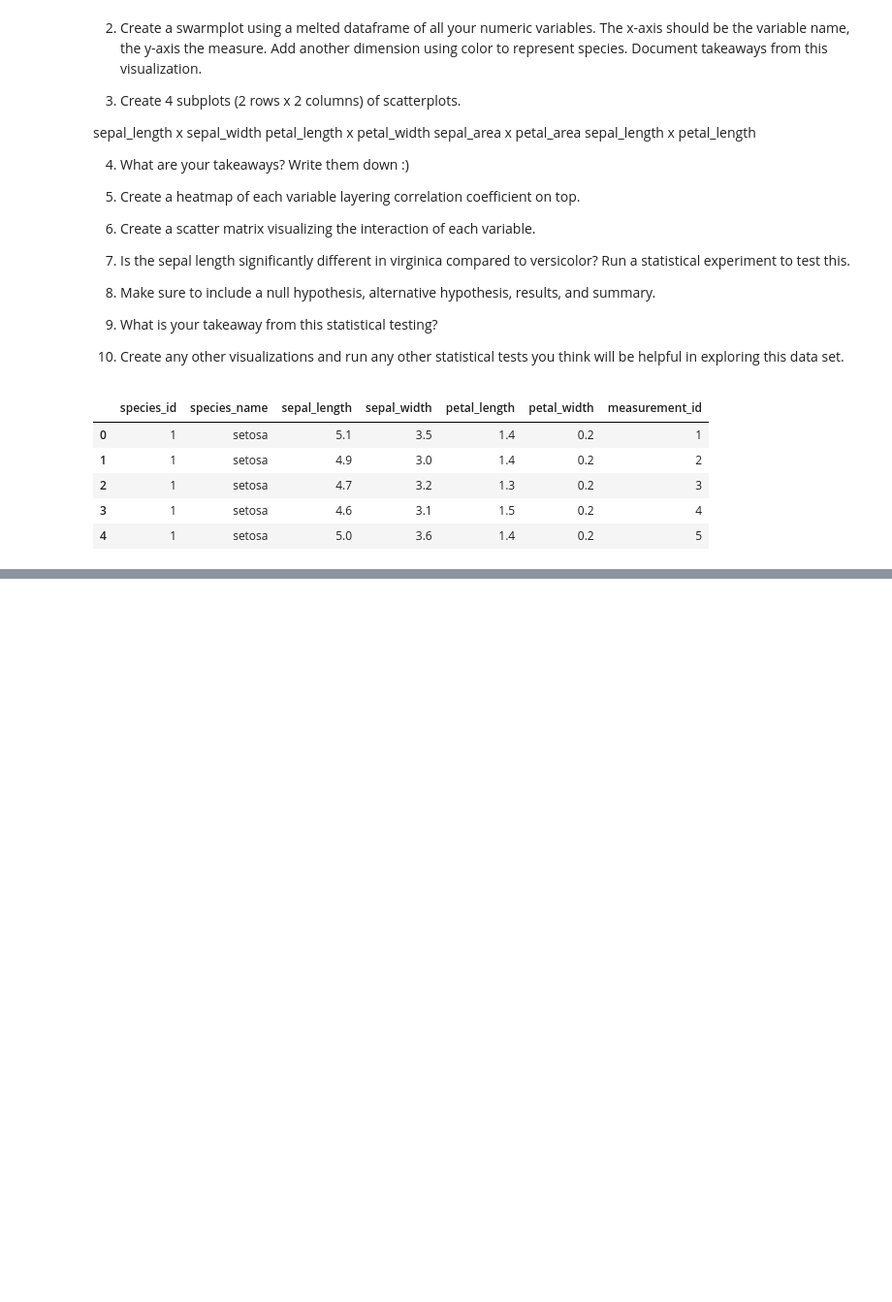
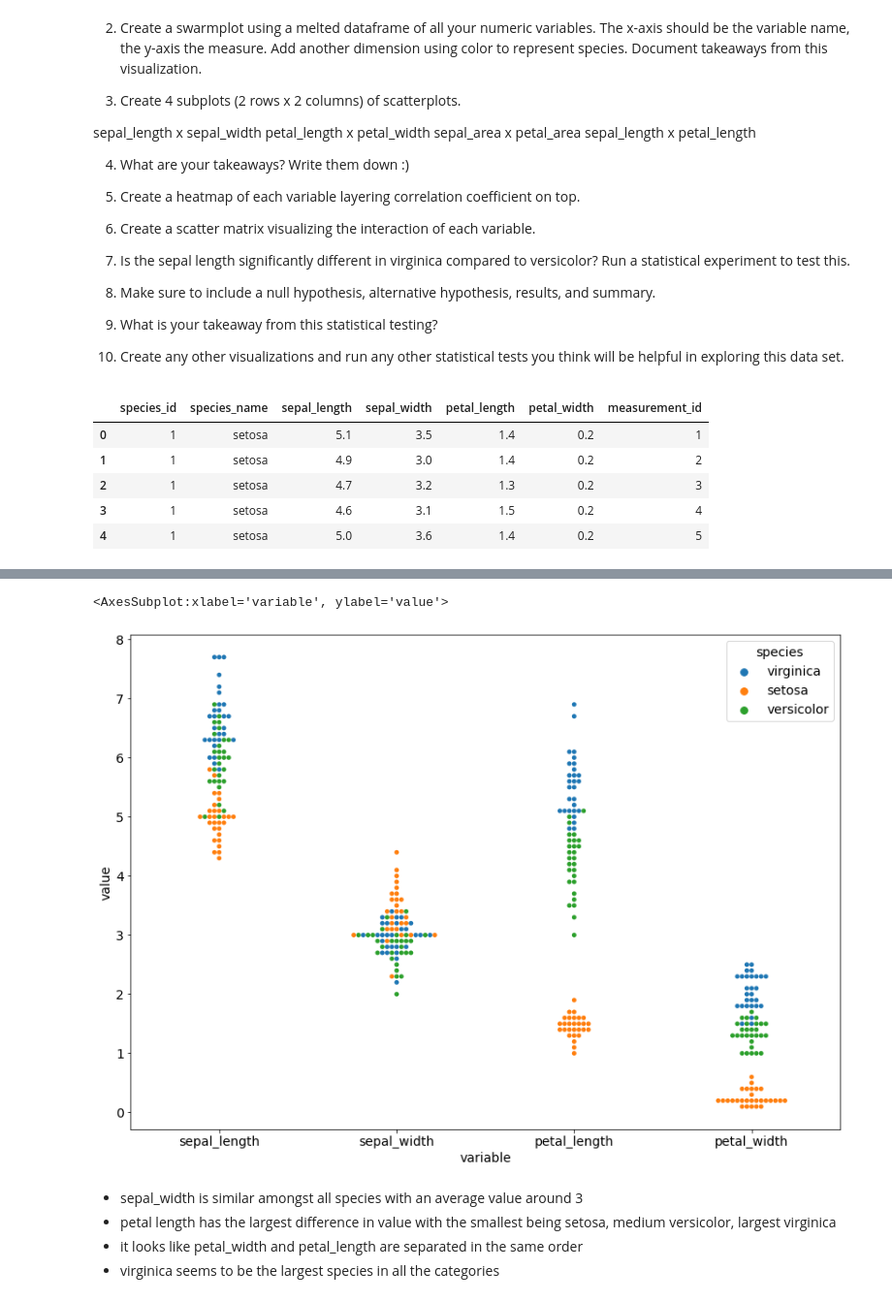
Before and after one commit to jamesallen0351/classification-exercises, a Jupyter notebook: explore_exercises.ipynb, the cells around one changed output, grey strips where cells are left out. Shown at 97% size. Saved outputs shown, nothing was run; the diff lists cells and outputs as text; code cells hidden in the pictures; blank space fills up the shorter version.

Commit message:
update explore exercises with charts in progress

```diff
--- a/explore_exercises.ipynb
+++ b/explore_exercises.ipynb
@@ -77,5 +93,5 @@ def prep_iris(df):
 
     return df
 # %%
-df = prep_iris(df)
-df.head()
+# df = prep_iris(df)
+# df.head()
@@ -133,0 +98,6 @@ print(train.shape, validate.shape, test.shape)
+# %%
+
+# 80/20 train test split
+train, test = train_test_split(df, train_size=0.8, random_state=1349, stratify=df.species)
+# 70/30 train validate split
+train, validate = train_test_split(train, train_size=0.7, random_state=1349, stratify=train.species)
@@ -134,2 +108,3 @@ print(train.shape, validate.shape, test.shape)
 # %%
-# train, validate, test = split_data(df)
+melted = train.melt(id_vars=['species'])
+melted.head()
@@ -135,0 +118,13 @@ print(train.shape, validate.shape, test.shape)
+# %%
+plt.rc('font', size=14)
+plt.rc('figure', figsize=(14, 10))
+# %%
+sns.swarmplot(data=melted, x='variable', y='value', hue='species')
+# %% [output]
+<AxesSubplot:xlabel='variable', ylabel='value'>
+[figure, added]
+# %% [markdown]
+- sepal_width is similar amongst all species with an average value around 3
+- petal length has the largest difference in value with the smallest being setosa, medium versicolor, largest virginica
+- it looks like petal_width and petal_length are separated in the same order
+- virginica seems to be the largest species in all the categories
```
Also changed, not shown: parts of 19 cells of this notebook.
